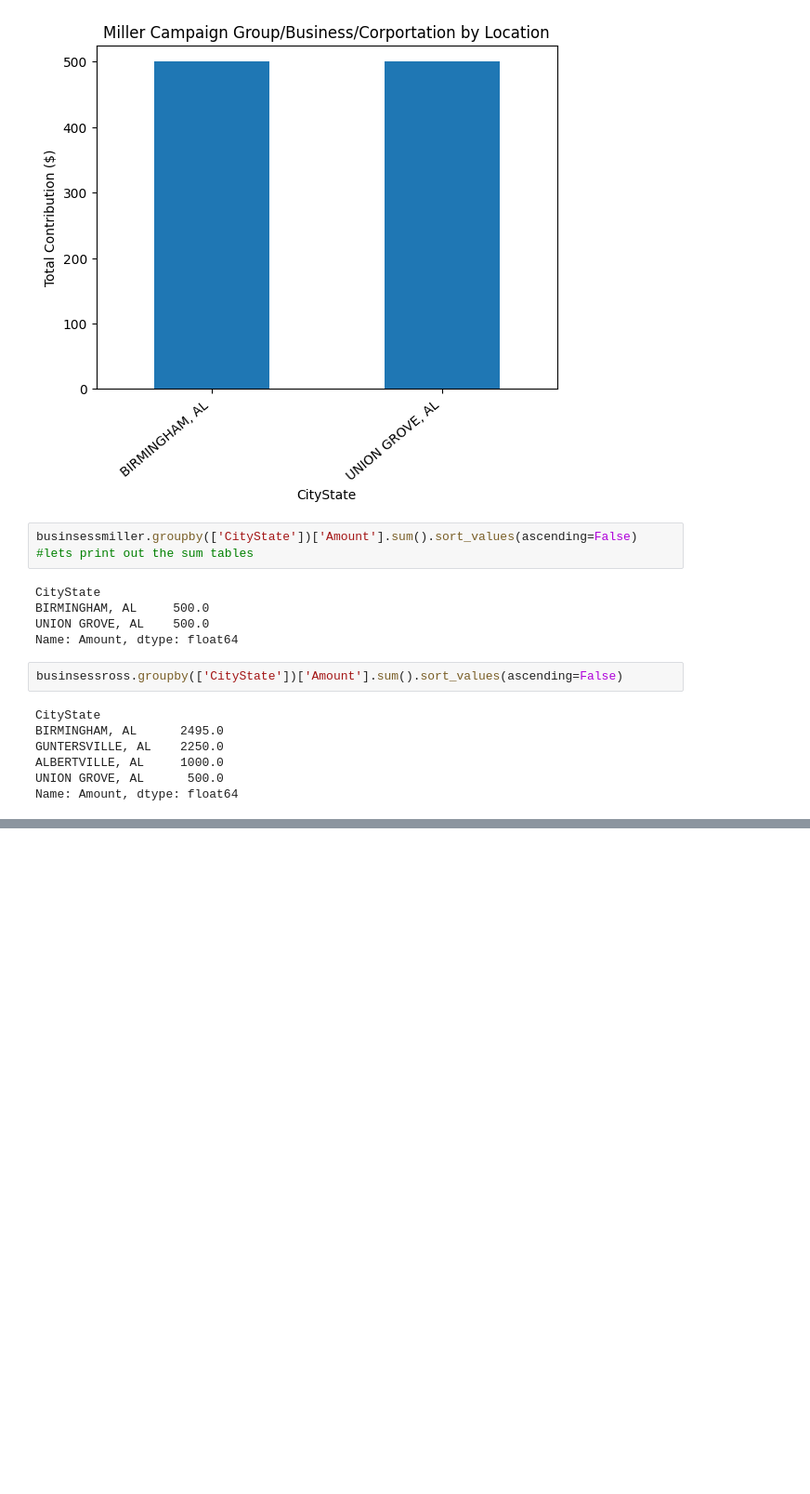
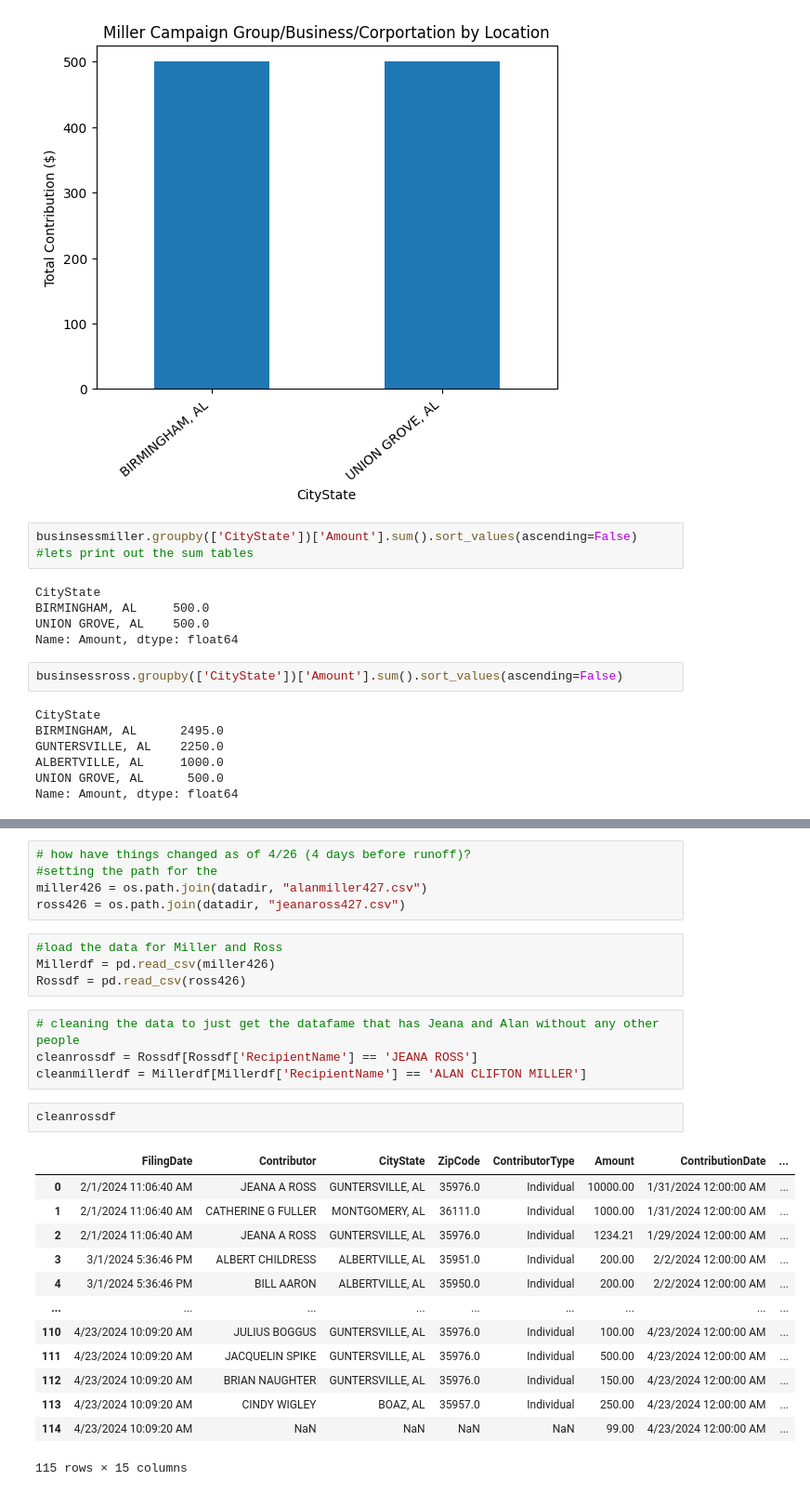
Before and after one commit to Corey4005/AL_campaign_finance_analysis, a Jupyter notebook: AL_House_27/house27race_finance_analysis.ipynb, the cells around one changed output, grey strips where cells are left out. Shown at 93% size. Saved outputs shown, nothing was run; the diff lists cells and outputs as text; blank space fills up the shorter version.

```diff
--- a/AL_House_27/house27race_finance_analysis.ipynb
+++ b/AL_House_27/house27race_finance_analysis.ipynb
@@ -493,3 +493,32 @@ businsessmiller
 |  | FilingDate | Contributor | CityState | ZipCode | ContributorType | Amount | ContributionDate | ... |
 | 6 | 3/4/2024 11:14:59 PM | ALABAMA CREDIT UNION LEGISLATIVE ... | BIRMINGHAM, AL | 35423 | Group/Business/Corporation | 500.0 | 2/20/2024 12:00:00 AM | ... |
 | 21 | 3/25/2024 8:49:45 PM | REED ALABAMA, INC. | UNION GROVE, AL | 35175 | Group/Business/Corporation | 500.0 | 3/6/2024 12:00:00 AM | ... |
+# %%
+# how have things changed as of 4/26 (4 days before runoff)?
+#setting the path for the
+miller426 = os.path.join(datadir, "alanmiller427.csv")
+ross426 = os.path.join(datadir, "jeanaross427.csv")
+# %%
+#load the data for Miller and Ross
+Millerdf = pd.read_csv(miller426)
+Rossdf = pd.read_csv(ross426)
+# %%
+# cleaning the data to just get the datafame that has Jeana and Alan without any other people
+cleanrossdf = Rossdf[Rossdf['RecipientName'] == 'JEANA ROSS']
+cleanmillerdf = Millerdf[Millerdf['RecipientName'] == 'ALAN CLIFTON MILLER']
+# %%
+cleanrossdf
+# %% [output]
+|  | FilingDate | Contributor | CityState | ZipCode | ContributorType | Amount | ContributionDate | ... |
+| 0 | 2/1/2024 11:06:40 AM | JEANA A ROSS | GUNTERSVILLE, AL | 35976.0 | Individual | 10000.00 | 1/31/2024 12:00:00 AM | ... |
+| 1 | 2/1/2024 11:06:40 AM | CATHERINE G FULLER | MONTGOMERY, AL | 36111.0 | Individual | 1000.00 | 1/31/2024 12:00:00 AM | ... |
+| 2 | 2/1/2024 11:06:40 AM | JEANA A ROSS | GUNTERSVILLE, AL | 35976.0 | Individual | 1234.21 | 1/29/2024 12:00:00 AM | ... |
+| 3 | 3/1/2024 5:36:46 PM | ALBERT CHILDRESS | ALBERTVILLE, AL | 35951.0 | Individual | 200.00 | 2/2/2024 12:00:00 AM | ... |
+| 4 | 3/1/2024 5:36:46 PM | BILL AARON | ALBERTVILLE, AL | 35950.0 | Individual | 200.00 | 2/2/2024 12:00:00 AM | ... |
+| ... | ... | ... | ... | ... | ... | ... | ... | ... |
+| 110 | 4/23/2024 10:09:20 AM | JULIUS BOGGUS | GUNTERSVILLE, AL | 35976.0 | Individual | 100.00 | 4/23/2024 12:00:00 AM | ... |
+| 111 | 4/23/2024 10:09:20 AM | JACQUELIN SPIKE | GUNTERSVILLE, AL | 35976.0 | Individual | 500.00 | 4/23/2024 12:00:00 AM | ... |
+| 112 | 4/23/2024 10:09:20 AM | BRIAN NAUGHTER | GUNTERSVILLE, AL | 35976.0 | Individual | 150.00 | 4/23/2024 12:00:00 AM | ... |
+| 113 | 4/23/2024 10:09:20 AM | CINDY WIGLEY | BOAZ, AL | 35957.0 | Individual | 250.00 | 4/23/2024 12:00:00 AM | ... |
+| 114 | 4/23/2024 10:09:20 AM | NaN | NaN | NaN | NaN | 99.00 | 4/23/2024 12:00:00 AM | ... |
+115 rows × 15 columns
```
Also changed, not shown: parts of 14 cells of this notebook, 2 other files.
